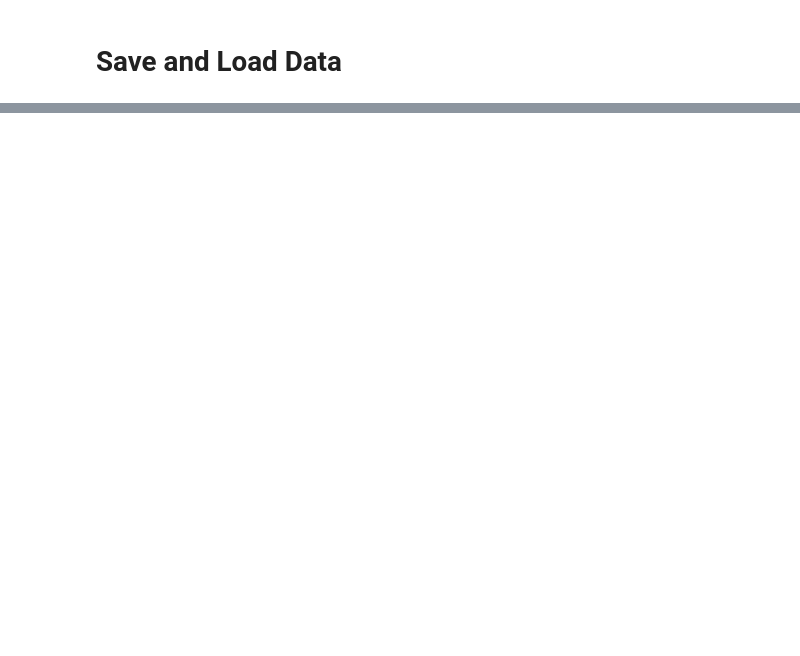
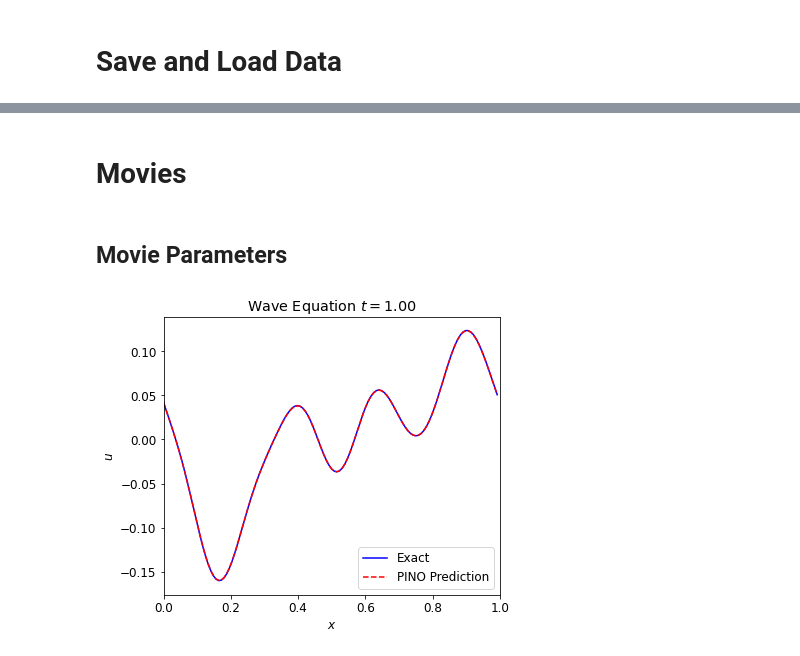
Before and after one commit to shawnrosofsky/PINO_Applications, a Jupyter notebook: Wave1D_PINO.ipynb, the cells around one changed output, grey strips where cells are left out. Cells and saved outputs as stored; diff of their text form; code cells hidden in the pictures; blank space fills up the shorter version.

```diff
--- a/Wave1D_PINO.ipynb
+++ b/Wave1D_PINO.ipynb
@@ -46,9 +44,0 @@ except ImportError:
-# %%
-def update_config(config, file):
-    with open(file, 'w') as f:
-        config_updated = yaml.dump(config, f)
-
-def load_config(file):
-    with open(file, 'r') as f:
-        config = yaml.load(f, yaml.FullLoader)
-    return config
@@ -685,13 +523,3 @@ def plot_predictions(key, test_x, test_y, preds_y, print_index=False, save_path=
     if save_path is not None:
         plt.savefig(f'{save_path}.png', bbox_inches='tight')
     plt.show()
-# %%
-%matplotlib inline
-figures_dir = 'Wave1D/figures/'
-os.makedirs(figures_dir, exist_ok=True)
-font_size = 12
-for key in range(len(preds_y)):
-# for key in range(10):
-    save_path = os.path.join(figures_dir, f'Wave1D_{key}')
-#     plot_predictions(key, test_x, test_y, preds_y, print_index=True, save_path=None)
-    plot_predictions(key, test_x, test_y, preds_y, print_index=True, save_path=save_path, font_size=font_size)
@@ -700,0 +526,2 @@ for key in range(len(preds_y)):
+# %% [markdown]
+# Movies
@@ -700,0 +605,24 @@ for key in range(len(preds_y)):
+# %% [markdown]
+## Movie Parameters
+# %%
+data_dir = 'data/Wave1D'
+data_filename = 'data.npz'
+data_path = os.path.join(data_dir, data_filename)
+# os.makedirs(data_dir, exist_ok=True)
+test_x, test_y, preds_y = load_data(data_path)
+
+movie_dir = 'Wave1D/movie/'
+os.makedirs(movie_dir, exist_ok=True)
+# %%
+%matplotlib inline
+key = 0
+movie_name = f'Wave1D_{key}.gif'
+frame_basename = f'Wave1D_{key}_frame'
+frame_ext = 'jpg'
+plot_title = "Wave Equation"
+font_size = 12
+remove_frames = True
+
+generate_movie_1D(key, test_x, test_y, preds_y, plot_title=plot_title, movie_dir=movie_dir, movie_name=movie_name, frame_basename=frame_basename, frame_ext=frame_ext, remove_frames=remove_frames, font_size=font_size)
+# %% [output]
+[figure, added]
```
Also changed, not shown: parts of 22 cells of this notebook.
